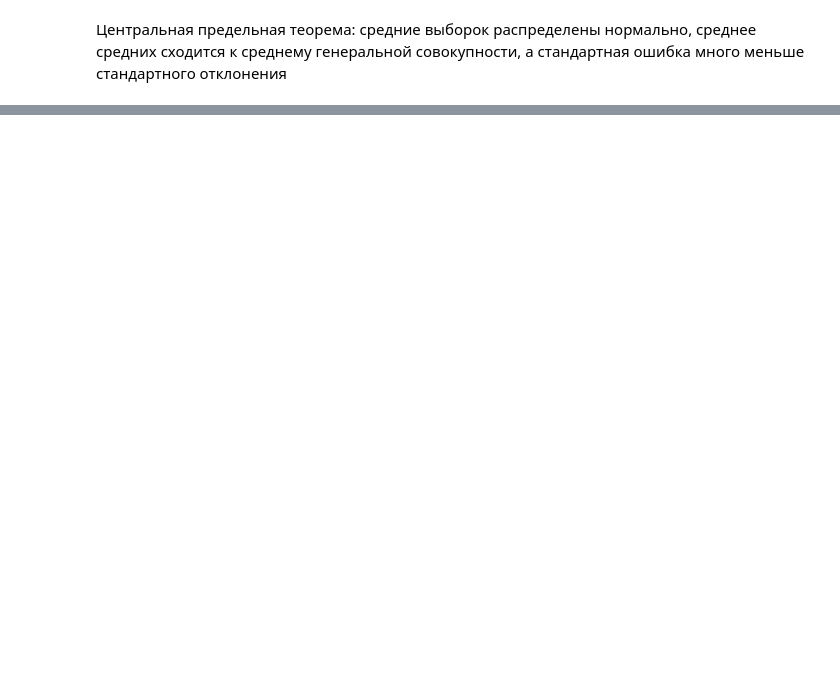
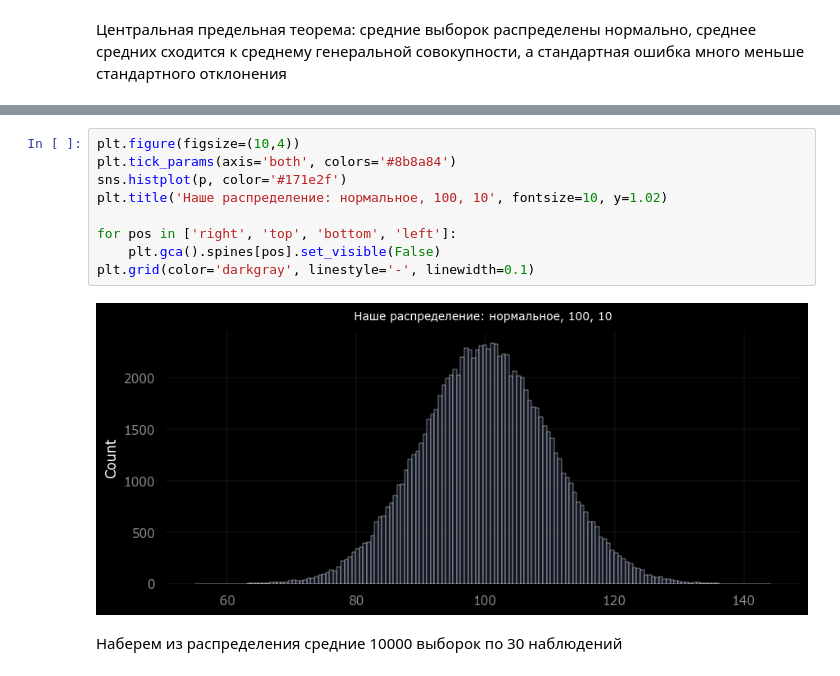
Before and after one commit to sortvalues/my_rep_01, a Jupyter notebook: Statistics/cpt_and_zbch.ipynb, the cells around one changed output, grey strips where cells are left out. Drawn from its saved outputs; the diff is of its cells as text; blank space fills up the shorter version.

```diff
--- a/Statistics/cpt_and_zbch.ipynb
+++ b/Statistics/cpt_and_zbch.ipynb
@@ -103,0 +112,13 @@ plt.show()
+# %%
+plt.figure(figsize=(10,4))
+plt.tick_params(axis='both', colors='#8b8a84')
+sns.histplot(p, color='#171e2f')
+plt.title('Наше распределение: нормальное, 100, 10', fontsize=10, y=1.02)
+
+for pos in ['right', 'top', 'bottom', 'left']:
+    plt.gca().spines[pos].set_visible(False)
+plt.grid(color='darkgray', linestyle='-', linewidth=0.1)
+# %% [output]
+[figure, added]
+# %% [markdown]
+Наберем из распределения средние 10000 выборок по 30 наблюдений
```
Also changed, not shown: parts of 14 cells of this notebook, 1 other file.
